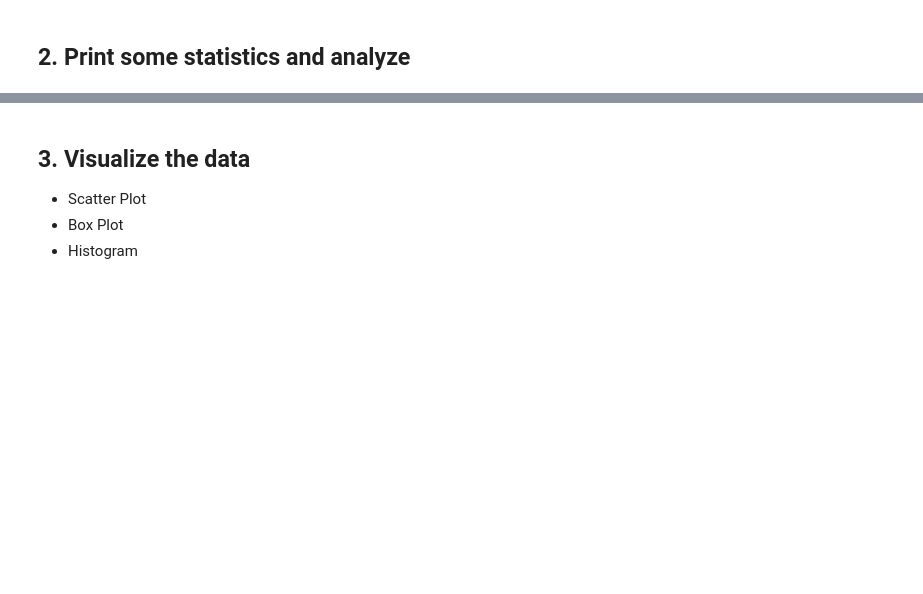
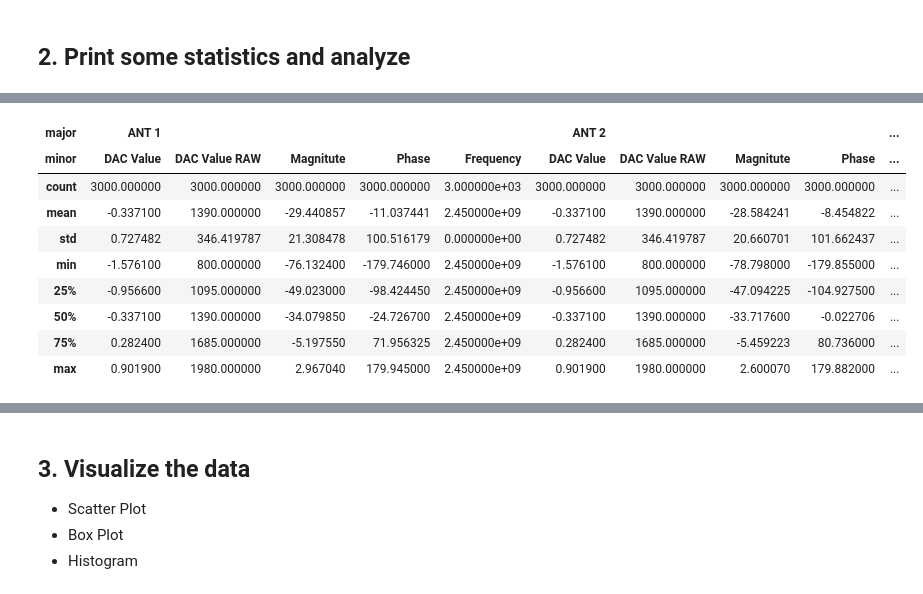
Before and after one commit to yhfrds/data-science-and-machine-learning-1, a Jupyter notebook: Lab 1/DS_ML_I_P1b.ipynb, the cells around one changed output, grey strips where cells are left out. Drawn from its saved outputs; the diff is of its cells as text; code cells hidden in the pictures; blank space fills up the shorter version.

```diff
--- a/Lab 1/DS_ML_I_P1b.ipynb
+++ b/Lab 1/DS_ML_I_P1b.ipynb
@@ -77,0 +107,13 @@ measurement_df['image_name'] = measurement_df['filename'].map(mp['picture'])
+# %%
+df_measurement.describe()
+# %% [output]
+| major | ANT 1 |  |  |  |  | ANT 2 |  |  |  | ... |
+| minor | DAC Value | DAC Value RAW | Magnitute | Phase | Frequency | DAC Value | DAC Value RAW | Magnitute | Phase | ... |
+| count | 3000.000000 | 3000.000000 | 3000.000000 | 3000.000000 | 3.000000e+03 | 3000.000000 | 3000.000000 | 3000.000000 | 3000.000000 | ... |
+| mean | -0.337100 | 1390.000000 | -29.440857 | -11.037441 | 2.450000e+09 | -0.337100 | 1390.000000 | -28.584241 | -8.454822 | ... |
+| std | 0.727482 | 346.419787 | 21.308478 | 100.516179 | 0.000000e+00 | 0.727482 | 346.419787 | 20.660701 | 101.662437 | ... |
+| min | -1.576100 | 800.000000 | -76.132400 | -179.746000 | 2.450000e+09 | -1.576100 | 800.000000 | -78.798000 | -179.855000 | ... |
+| 25% | -0.956600 | 1095.000000 | -49.023000 | -98.424450 | 2.450000e+09 | -0.956600 | 1095.000000 | -47.094225 | -104.927500 | ... |
+| 50% | -0.337100 | 1390.000000 | -34.079850 | -24.726700 | 2.450000e+09 | -0.337100 | 1390.000000 | -33.717600 | -0.022706 | ... |
+| 75% | 0.282400 | 1685.000000 | -5.197550 | 71.956325 | 2.450000e+09 | 0.282400 | 1685.000000 | -5.459223 | 80.736000 | ... |
+| max | 0.901900 | 1980.000000 | 2.967040 | 179.945000 | 2.450000e+09 | 0.901900 | 1980.000000 | 2.600070 | 179.882000 | ... |
```
Also changed, not shown: parts of 13 cells of this notebook.
